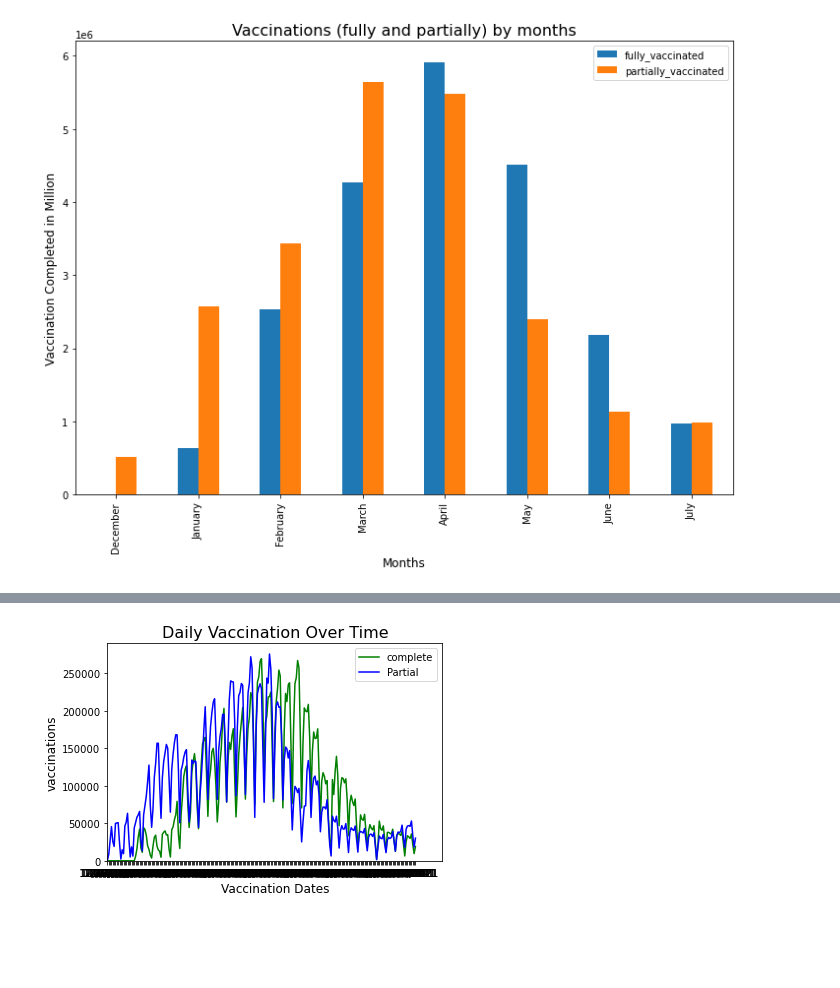
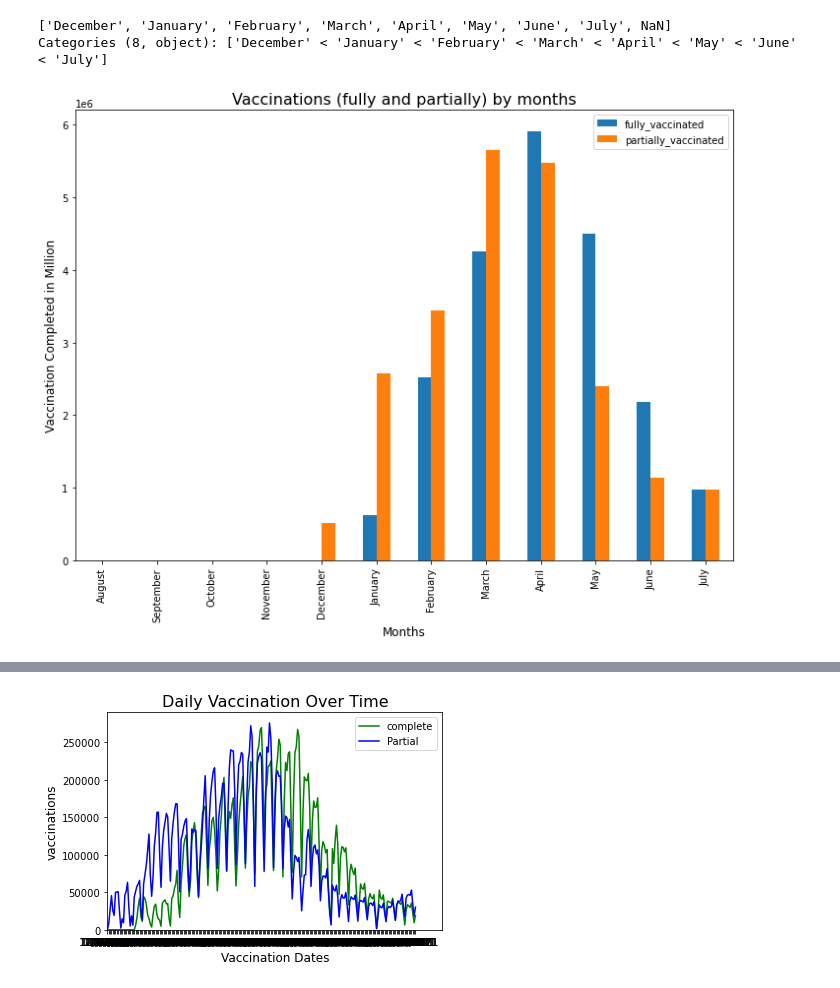
Before and after one commit to KristianSHamilton/CovidVaccinationInCalifornia, a Jupyter notebook: group_project_1.ipynb, the cells around one changed output, grey strips where cells are left out. Drawn from its saved outputs; the diff is of its cells as text; code cells hidden in the pictures; blank space fills up the shorter version.

```diff
--- a/group_project_1.ipynb
+++ b/group_project_1.ipynb
@@ -45,25 +46,30 @@ data = {
     'month' : [month],
     'value' : [values] }
 
-month_order = CategoricalDtype(['December', 'January', 'February', 'March', 'April', \
-                                'May', 'June', 'July'], ordered=True)
+month_order = CategoricalDtype(['August', 'September', 'October', 'November','December','January','February','March','April',\
+                                'May','June','July'], ordered=True)
 
 ca_vaccinated['month'] = ca_vaccinated['month'].astype(month_order)
-# ca_vaccinated
+ca_vaccinated['month'].unique()
+# %% [output]
+['December', 'January', 'February', 'March', 'April', 'May', 'June', 'July', NaN]
+Categories (8, object): ['December' < 'January' < 'February' < 'March' < 'April' < 'May' < 'June' < 'July']
 # %%
 # Generating a bar plot showing the total number of completed vaccination by months
-ca_vaccinated_completed = pd.DataFrame(ca_vaccinated, columns=['month','fully_vaccinated', 'partially_vaccinated'])
-ca_vaccinated_completed_montly = ca_vaccinated_completed.groupby(ca_vaccinated_completed['month']).sum()
+ca_vaccinated_monthly = pd.DataFrame(ca_vaccinated, columns=['month','fully_vaccinated', 'partially_vaccinated'])
+ca_vaccinated_montly = ca_vaccinated_monthly.groupby(ca_vaccinated_monthly['month']).sum()
 
-bar_plot = ca_vaccinated_completed_montly.plot.bar(figsize=(10,8))
+ca_vaccinated_montly = pd.DataFrame(ca_vaccinated_montly)
+
+bar_plot = ca_vaccinated_montly.plot.bar(figsize=(10,8))
 
 plt.xlabel("Months",fontsize = 12)
 plt.ylabel("Vaccination Completed in Million",fontsize = 12)
 plt.title("Vaccinations (fully and partially) by months",fontsize = 16)
 
 plt.tight_layout()
 
 plt.savefig("./CA_vaccinations_by _months.png")
 plt.show()
 # %% [output]
-[figure, old version]
+[figure, new version]
```
Also changed, not shown: parts of 16 cells of this notebook.
